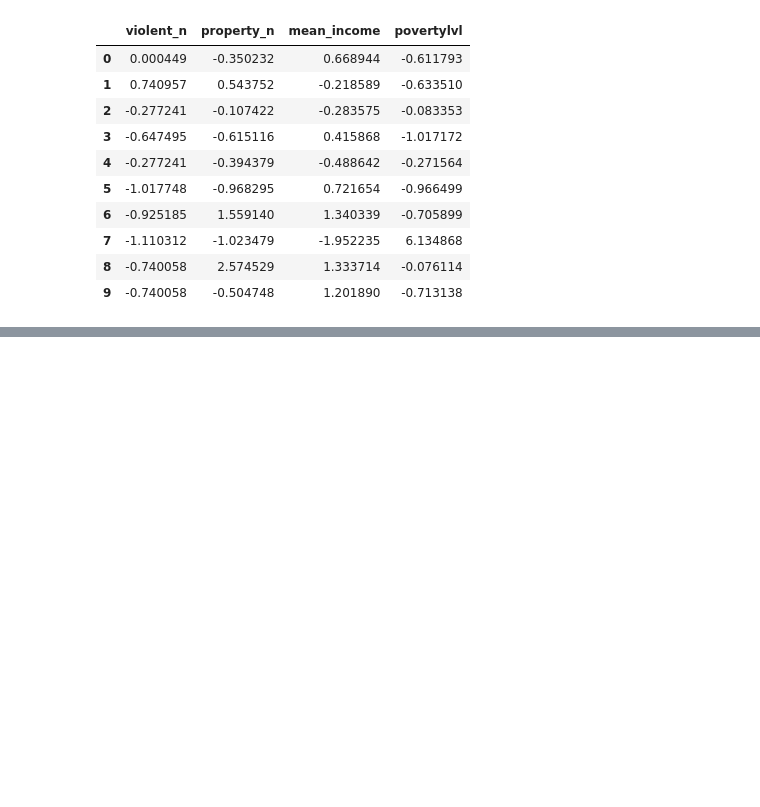
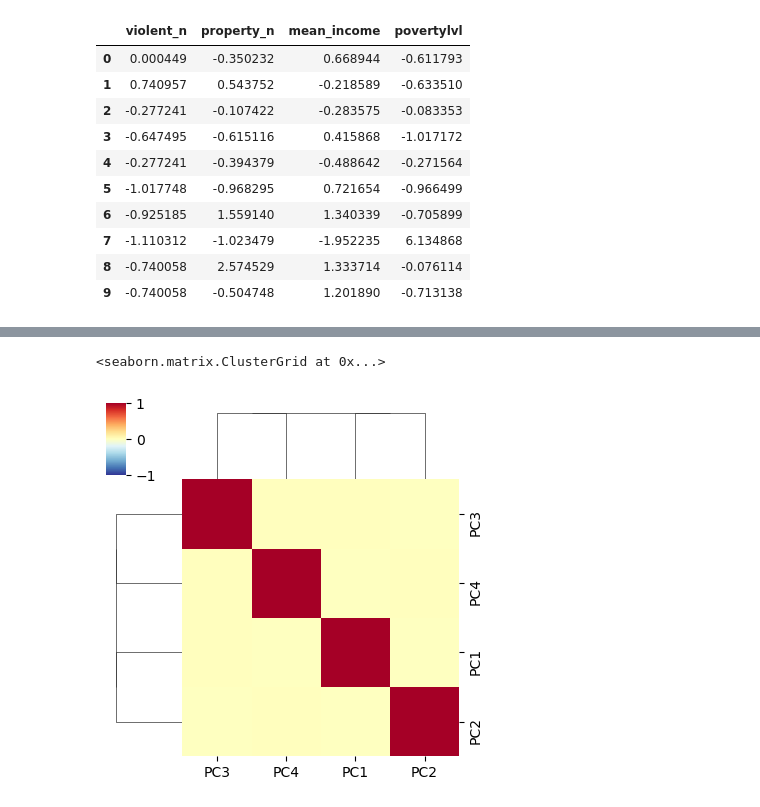
Before and after one commit to yina36oon-tech/CDS303-FINAL, a Jupyter notebook: FinalProject2.ipynb, the cells around one changed output, grey strips where cells are left out. Cells and saved outputs as stored; diff of their text form; code cells hidden in the pictures; blank space fills up the shorter version.

```diff
--- a/FinalProject2.ipynb
+++ b/FinalProject2.ipynb
@@ -259,0 +352,9 @@ dc_st.head(10)
+# %%
+pca.transform(dc_st)
+scores = pca.transform(dc_st).transpose()
+num_pc = pca.components_.shape[1]
+pc_list = ["PC"+ str(i) for i in list(range(1, num_pc+1))]
+scores_df = pd.DataFrame.from_dict(dict(zip(pc_list, scores)))
+scores_df['dc'] = dc.index
+scores_df = scores_df.set_index('dc')
+scores_df
@@ -259,0 +391,6 @@ dc_st.head(10)
+# %%
+cor = scores_df.corr()
+sns.clustermap(cor, annot = False, cmap = 'RdYlBu_r',vmin = -1, vmax = 1,figsize=(4,4),)
+# %% [output]
+<seaborn.matrix.ClusterGrid at 0x...>
+[figure, added]
```
Also changed, not shown: parts of 18 cells of this notebook.
